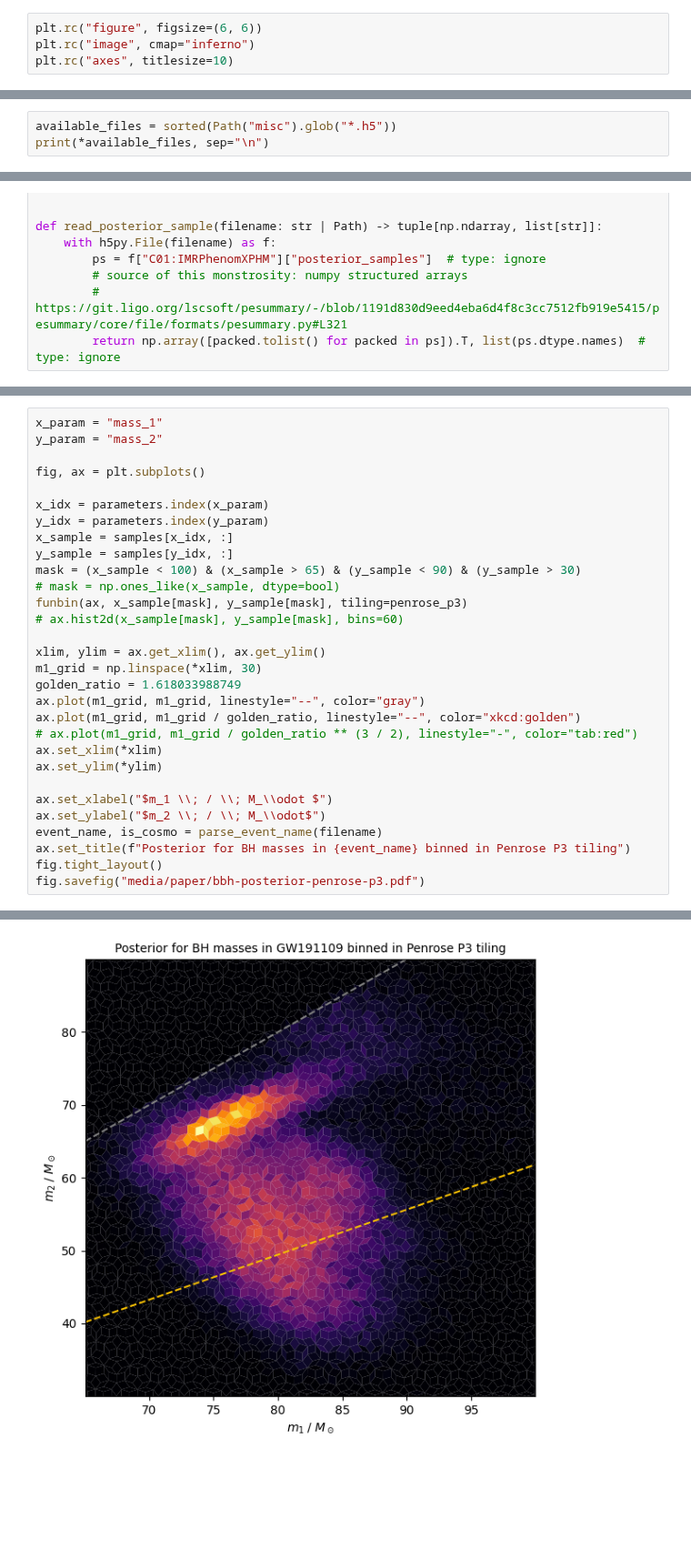
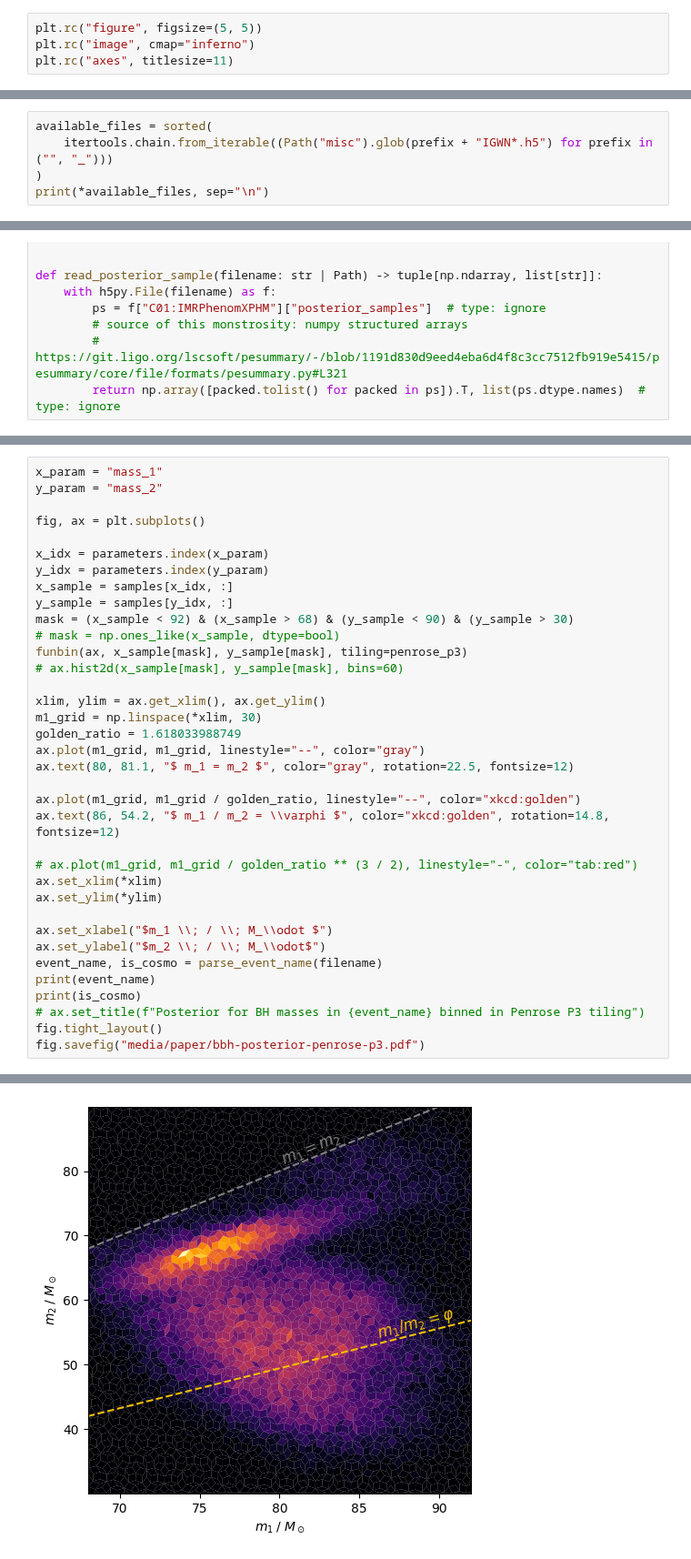
Before and after one commit to nj-vs-vh/funbin, a Jupyter notebook: paper.ipynb, the cells around one changed output, grey strips where cells are left out. Shown at 91% size. Drawn from its saved outputs; the diff is of its cells as text; blank space fills up the shorter version.

```diff
--- a/paper.ipynb
+++ b/paper.ipynb
@@ -11,8 +21,8 @@ from funbin import funbin
 from funbin.penrose import penrose_tiling
 # %%
-plt.rc("figure", figsize=(6, 6))
+plt.rc("figure", figsize=(5, 5))
 plt.rc("image", cmap="inferno")
-plt.rc("axes", titlesize=10)
+plt.rc("axes", titlesize=11)
 # %% [markdown]
 # Penrose tilings
 
@@ -72,7 +82,9 @@ BBH parameter posterior sample from LVK data release. Should have mass ratio at
 
 - LVK parameter estimation data [release](https://zenodo.org/records/8177023)
 # %%
-available_files = sorted(Path("misc").glob("*.h5"))
+available_files = sorted(
+    itertools.chain.from_iterable((Path("misc").glob(prefix + "IGWN*.h5") for prefix in ("", "_")))
+)
 print(*available_files, sep="\n")
 # %% [output]
 misc/IGWN-GWTC3p0-v2-GW191103_012549_PEDataRelease_mixed_cosmo.h5
@@ -142,7 +154,7 @@ x_idx = parameters.index(x_param)
 y_idx = parameters.index(y_param)
 x_sample = samples[x_idx, :]
 y_sample = samples[y_idx, :]
-mask = (x_sample < 100) & (x_sample > 65) & (y_sample < 90) & (y_sample > 30)
+mask = (x_sample < 92) & (x_sample > 68) & (y_sample < 90) & (y_sample > 30)
 # mask = np.ones_like(x_sample, dtype=bool)
 funbin(ax, x_sample[mask], y_sample[mask], tiling=penrose_p3)
 # ax.hist2d(x_sample[mask], y_sample[mask], bins=60)
@@ -151,7 +163,11 @@ xlim, ylim = ax.get_xlim(), ax.get_ylim()
 m1_grid = np.linspace(*xlim, 30)
 golden_ratio = 1.618033988749
 ax.plot(m1_grid, m1_grid, linestyle="--", color="gray")
+ax.text(80, 81.1, "$ m_1 = m_2 $", color="gray", rotation=22.5, fontsize=12)
+
 ax.plot(m1_grid, m1_grid / golden_ratio, linestyle="--", color="xkcd:golden")
+ax.text(86, 54.2, "$ m_1 / m_2 = \\varphi $", color="xkcd:golden", rotation=14.8, fontsize=12)
+
 # ax.plot(m1_grid, m1_grid / golden_ratio ** (3 / 2), linestyle="-", color="tab:red")
 ax.set_xlim(*xlim)
 ax.set_ylim(*ylim)
@@ -159,7 +175,9 @@ ax.set_ylim(*ylim)
 ax.set_xlabel("$m_1 \\; / \\; M_\\odot $")
 ax.set_ylabel("$m_2 \\; / \\; M_\\odot$")
 event_name, is_cosmo = parse_event_name(filename)
-ax.set_title(f"Posterior for BH masses in {event_name} binned in Penrose P3 tiling")
+print(event_name)
+print(is_cosmo)
+# ax.set_title(f"Posterior for BH masses in {event_name} binned in Penrose P3 tiling")
 fig.tight_layout()
 fig.savefig("media/paper/bbh-posterior-penrose-p3.pdf")
 # %% [output]
@@ -166,3 +186,3 @@ fig.savefig("media/paper/bbh-posterior-penrose-p3.pdf")
-[figure, old version]
+[figure, new version]
 # %% [markdown]
 ## Penrose P2 (darts and kites)
```
Also changed, not shown: parts of 26 cells of this notebook.
